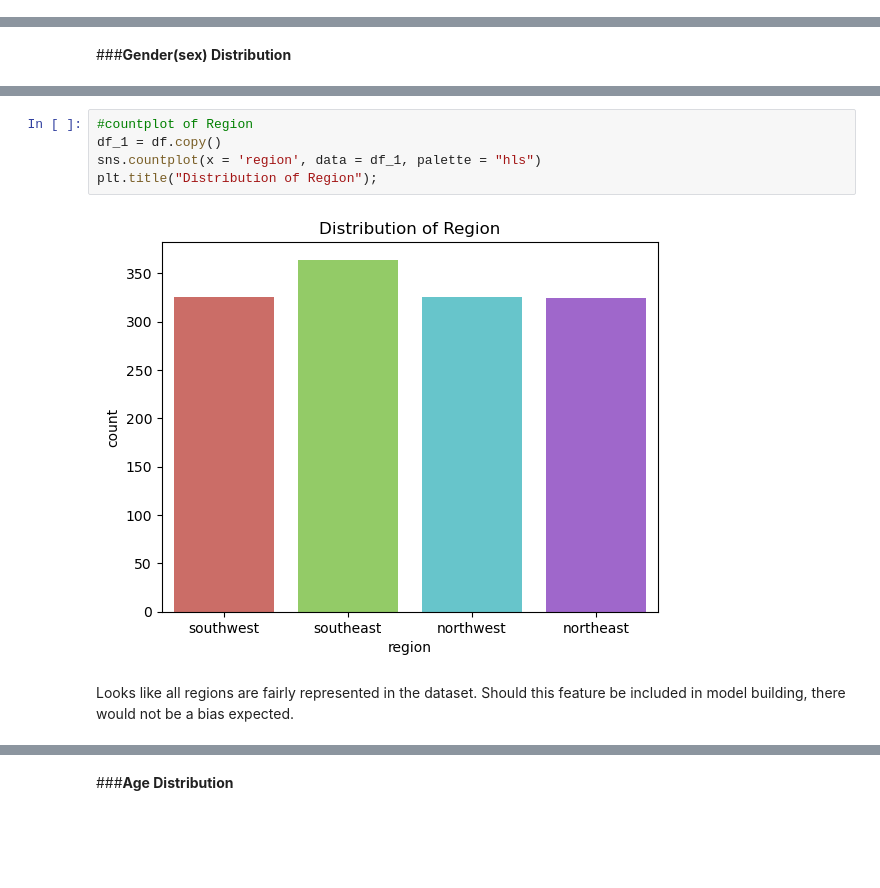
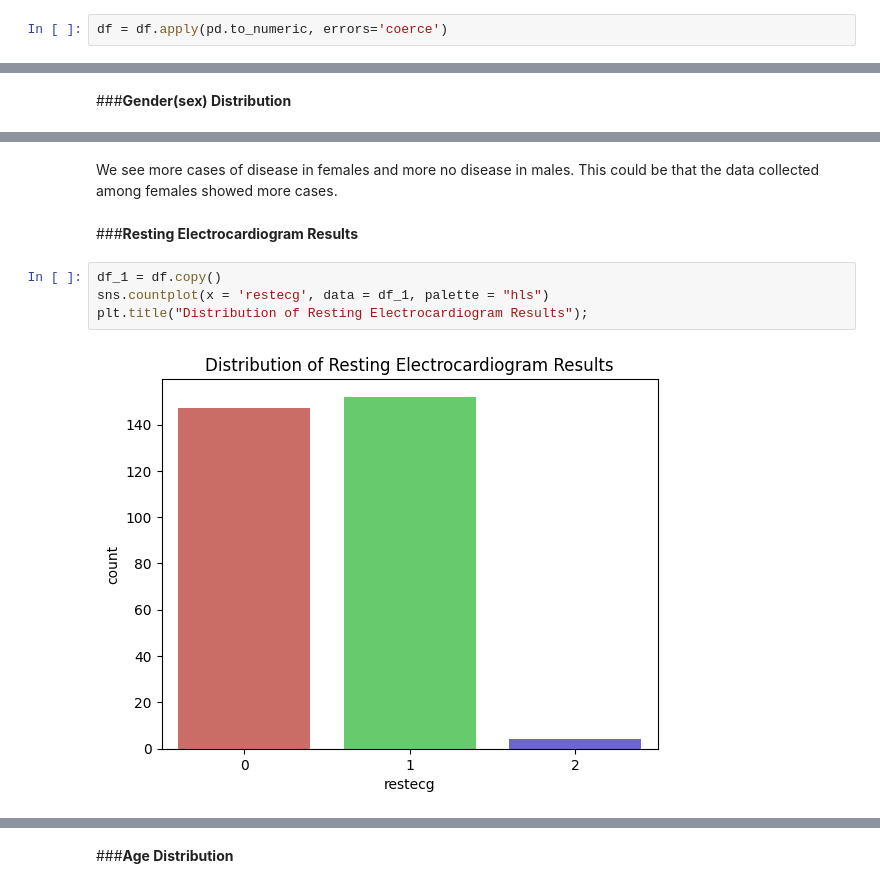
Before and after one commit to kwanda2426/projects, a Jupyter notebook: classification_lr.ipynb, the cells around one changed output, grey strips where cells are left out. Drawn from its saved outputs; the diff is of its cells as text; blank space fills up the shorter version.

```diff
--- a/classification_lr.ipynb
+++ b/classification_lr.ipynb
@@ -144,3 +147,5 @@ Data set has no missing values, with a mixture of both categorical and numerical
+# %%
+df = df.apply(pd.to_numeric, errors='coerce')
 # %% [markdown]
 ## Describing the variables
 # %%
@@ -289,9 +279,10 @@ On Average Male charges are slightly above Average Female, but not by a signific
+# %% [markdown]
+We see more cases of disease in females and more no disease in males. This could be that the data collected among females showed more cases.
+# %% [markdown]
+###**Resting Electrocardiogram Results**
 # %%
-#countplot of Region
 df_1 = df.copy()
-sns.countplot(x = 'region', data = df_1, palette = "hls")
-plt.title("Distribution of Region");
+sns.countplot(x = 'restecg', data = df_1, palette = "hls")
+plt.title("Distribution of Resting Electrocardiogram Results");
 # %% [output]
-[figure, old version]
+[figure, new version]
-# %% [markdown]
-Looks like all regions are fairly represented in the dataset. Should this feature be included in model building, there would not be a bias expected.
```
Also changed, not shown: parts of 22 cells of this notebook.
